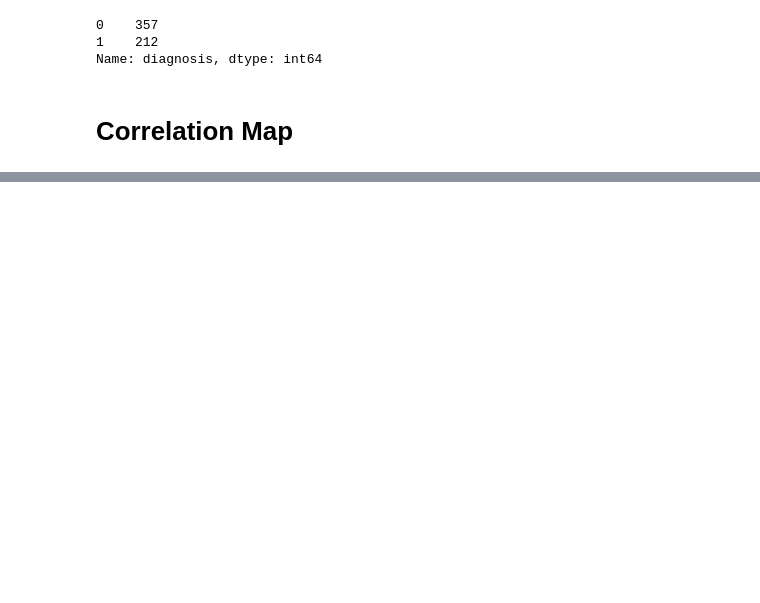
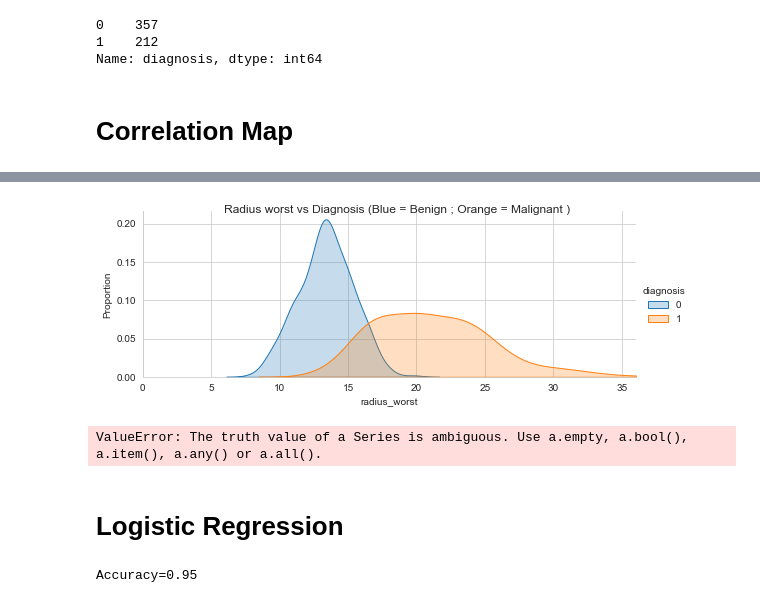
Before and after one commit to IbriRima/AI_GoMyCode, a Jupyter notebook: Final_P.ipynb, the cells around one changed output, grey strips where cells are left out. Cells and saved outputs as stored; diff of their text form; code cells hidden in the pictures; blank space fills up the shorter version.

```diff
--- a/Final_P.ipynb
+++ b/Final_P.ipynb
@@ -201,0 +217,11 @@ plt.show()
+# %%
+sns.set_style("whitegrid")
+plotOne = sns.FacetGrid(df, hue="diagnosis",aspect=2.5)
+plotOne.map(sns.kdeplot,'radius_worst',shade=True)
+plotOne.set(xlim=(0, df['radius_worst'].max()))
+plotOne.add_legend()
+plotOne.set_axis_labels('radius_worst', 'Proportion')
+plotOne.fig.suptitle('Radius worst vs Diagnosis (Blue = Benign ; Orange = Malignant )')
+plt.show()
+# %% [output]
+[figure, added]
@@ -201,0 +230,19 @@ plt.show()
+# %%
+ax=sns.boxplot(x, y= "diagnosis", data = df)
+ax.set_title("Inf",fontsize = 16)
+# %% [output]
+ValueError: The truth value of a Series is ambiguous. Use a.empty, a.bool(), a.item(), a.any() or a.all().
+# %% [markdown]
+# Logistic Regression
+# %%
+x = df[['concave points_worst','area_mean','radius_mean','radius_worst','area_mean']]
+y = df['diagnosis']
+
+x_train,x_test,y_train,y_test = train_test_split(x,y,test_size=0.3,random_state=0)
+
+logreg = LogisticRegression()
+logreg.fit(x_train, y_train)
+y_pred  = logreg.predict(x_test)
+print("Accuracy={:.2f}".format(logreg.score(x_test, y_test)))
+# %% [output]
+Accuracy=0.95
```
Also changed, not shown: parts of 19 cells of this notebook.
